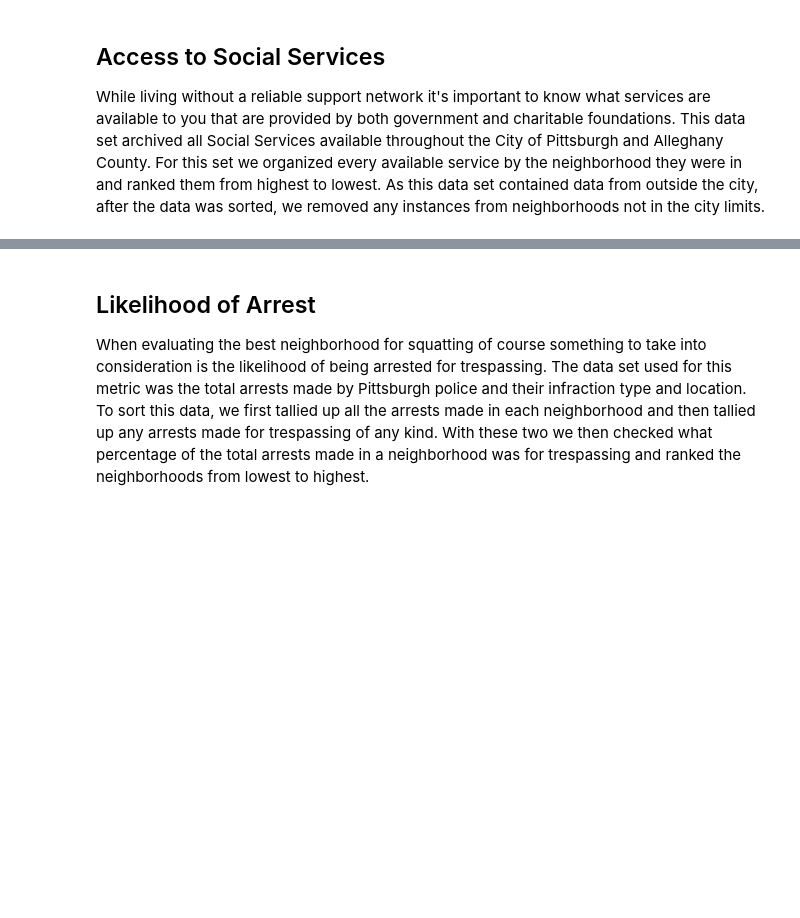
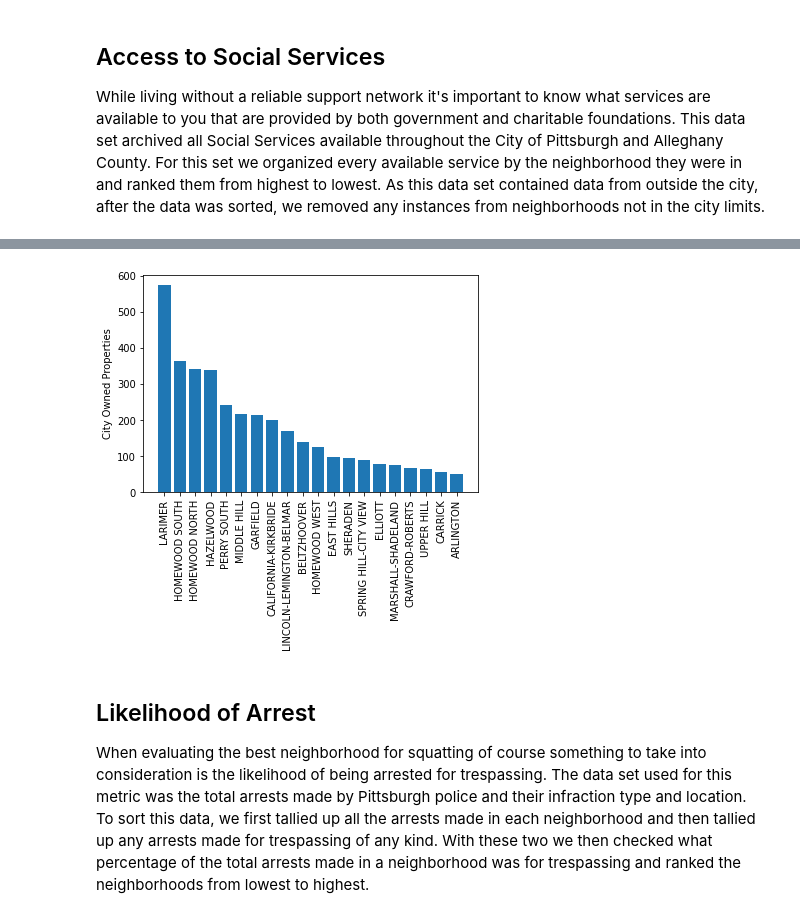
Before and after one commit to JDR134/Big-Ideas-Final-Project, a Jupyter notebook: FinalNotebook.ipynb, the cells around one changed output, grey strips where cells are left out. Drawn from its saved outputs; the diff is of its cells as text; code cells hidden in the pictures; blank space fills up the shorter version.

```diff
--- a/FinalNotebook.ipynb
+++ b/FinalNotebook.ipynb
@@ -38,32 +53,38 @@ This data set shows all publicly available properties in Pittsburgh that are own
 # %%
 import pandas as pd
 import matplotlib.pyplot as plt
 
 houses = pd.read_csv('public-properties.csv',sep = ',')
 
 neighborhoods = {}
 for index, row in houses.iterrows():
     key = row['Neighborhood']
 
     if key in neighborhoods:
         neighborhoods[key] = int(neighborhoods[key] + 1)
     else:
         neighborhoods[key] = int(1)
 
 def my_filtering_function(pair):
     key, value = pair
     return value >= 10
 
 filtered_neighborhoods = dict(filter(my_filtering_function, neighborhoods.items()))
 filtered_neighborhoods = dict(sorted(filtered_neighborhoods.items(), key=lambda x:x[1], reverse=True))
-print(filtered_neighborhoods)
+#print(filtered_neighborhoods)
 
 filtered_neighborhoods_first20 = {k: filtered_neighborhoods[k] for k in list(filtered_neighborhoods)[:20]}
 keys = filtered_neighborhoods_first20.keys()
 values = filtered_neighborhoods_first20.values()
 plt.bar(keys, values)
 plt.xticks(rotation='vertical')
+
+plt.title("")
+plt.ylabel("City Owned Properties")
+
 plt.show()
+# %% [output]
+[figure, added]
 # %% [markdown]
 ## Likelihood of Arrest
 When evaluating the best neighborhood for squatting of course something to take into consideration is the likelihood of being arrested for trespassing. The data set used for this metric was the total arrests made by Pittsburgh police and their infraction type and location. To sort this data, we first tallied up all the arrests made in each neighborhood and then tallied up any arrests made for trespassing of any kind. With these two we then checked what percentage of the total arrests made in a neighborhood was for trespassing and ranked the neighborhoods from lowest to highest.
```
Also changed, not shown: parts of 6 cells of this notebook.
